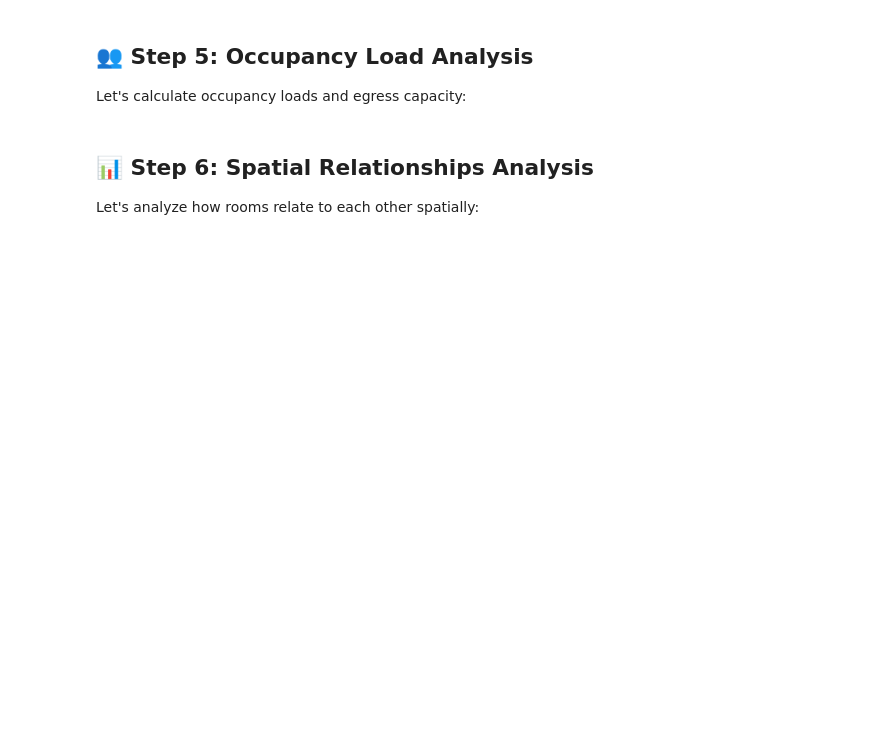
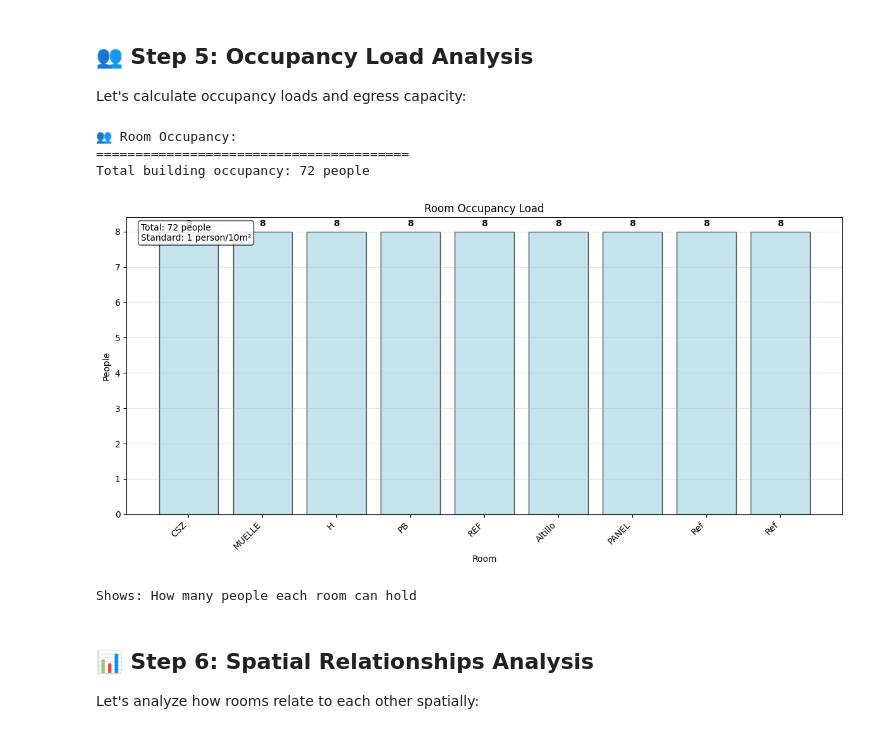
Before and after one commit to RaulAdSe/aec-agent, a Jupyter notebook: notebooks/02_calculations_simple.ipynb, the cells around one changed output. Drawn from its saved outputs; the diff is of its cells as text; code cells hidden in the pictures; blank space fills up the shorter version.

```diff
--- a/notebooks/02_calculations_simple.ipynb
+++ b/notebooks/02_calculations_simple.ipynb
@@ -464,3 +502,59 @@ print(f"   📈 Right: Relationship between room area and occupancy")
+# %%
+# Simple occupancy calculation
+import matplotlib.pyplot as plt
+
+print("👥 Room Occupancy:")
+print("=" * 40)
+
+# Calculate occupancy for each room
+room_data = []
+for room in loader.all_rooms:
+    area = room['area']
+    # Use standard factor: 1 person per 10 sqm for commercial
+    occupancy = max(1, int(area * 0.1))
+    room_data.append({
+        'name': room['id'].split('_')[1] if '_' in room['id'] else room['id'][:8],
+        'area': area,
+        'occupancy': occupancy
+    })
+
+total_occupancy = sum(r['occupancy'] for r in room_data)
+print(f"Total building occupancy: {total_occupancy} people")
+
+# Simple bar chart
+fig, ax = plt.subplots(1, 1, figsize=(12, 6))
+
+names = [r['name'] for r in room_data]
+occupancies = [r['occupancy'] for r in room_data]
+
+bars = ax.bar(range(len(names)), occupancies, color='lightblue', alpha=0.7, edgecolor='black')
+
+ax.set_xlabel('Room')
+ax.set_ylabel('People')
+ax.set_title('Room Occupancy Load')
+ax.set_xticks(range(len(names)))
+ax.set_xticklabels(names, rotation=45, ha='right')
+ax.grid(True, alpha=0.3, axis='y')
+
+# Add value labels on bars
+for i, (bar, value) in enumerate(zip(bars, occupancies)):
+    ax.text(i, value + 0.1, str(value), ha='center', va='bottom', fontweight='bold')
+
+# Add total annotation
+ax.text(0.02, 0.98, f'Total: {total_occupancy} people\nStandard: 1 person/10m²',
+        transform=ax.transAxes, va='top', ha='left',
+        bbox=dict(boxstyle='round', facecolor='white', alpha=0.8))
+
+plt.tight_layout()
+plt.show()
+
+print("Shows: How many people each room can hold")
+# %% [output]
+👥 Room Occupancy:
+========================================
+Total building occupancy: 72 people
+[figure, added]
+Shows: How many people each room can hold
 # %% [markdown]
 ## 📊 Step 6: Spatial Relationships Analysis
 
```
Also changed, not shown: parts of 15 cells of this notebook.
